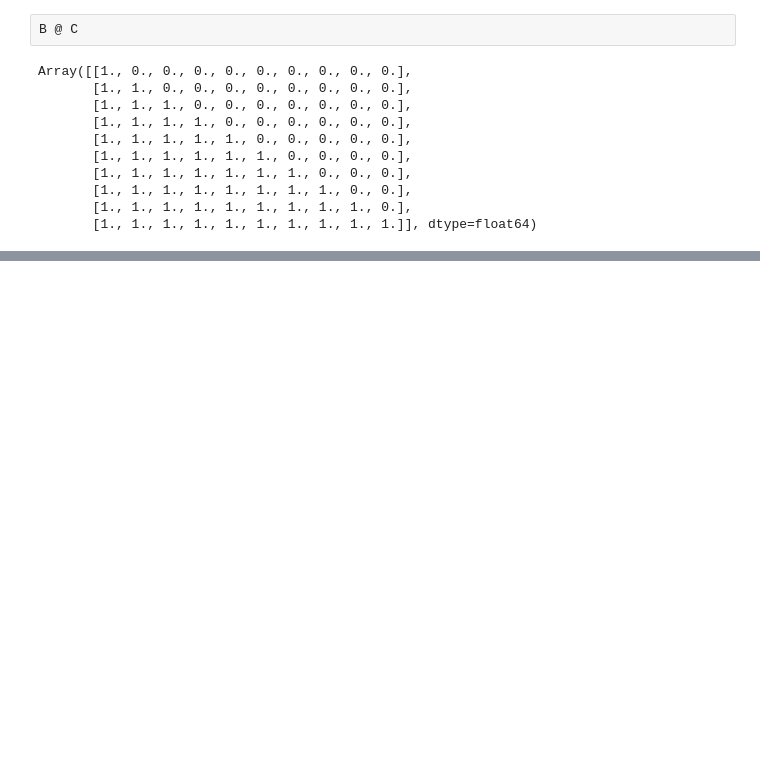
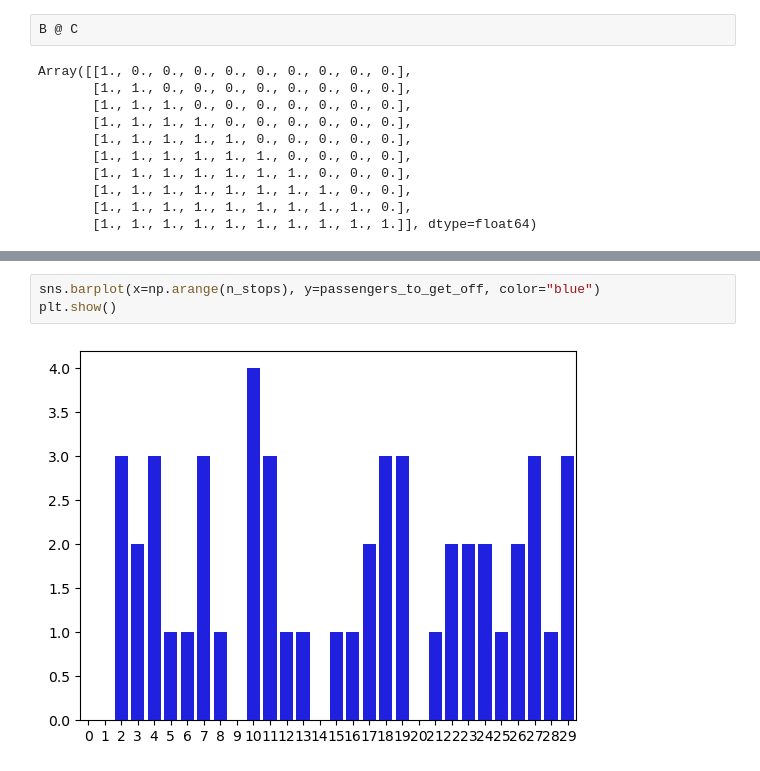
Before and after one commit to DPBayes/apc-anonymizer, a Jupyter notebook: matrix_mechanism/test_matrix_mechanism.ipynb, the cells around one changed output, grey strips where cells are left out. Cells and saved outputs as stored; diff of their text form; blank space fills up the shorter version.

```diff
--- a/matrix_mechanism/test_matrix_mechanism.ipynb
+++ b/matrix_mechanism/test_matrix_mechanism.ipynb
@@ -41,0 +88,5 @@ sensitivity = 2 * max_col_norm_C * max_data_abs_value
+# %%
+sns.barplot(x=np.arange(n_stops), y=passengers_to_get_off, color="blue")
+plt.show()
+# %% [output]
+[figure, added]
```
Also changed, not shown: parts of 8 cells of this notebook.
